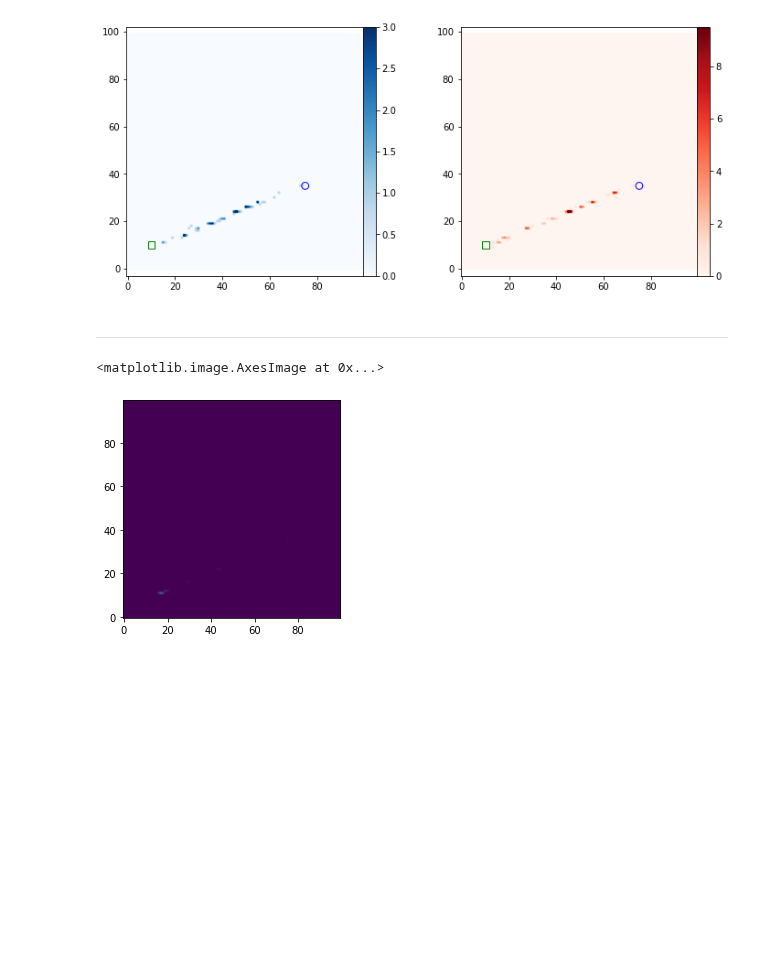
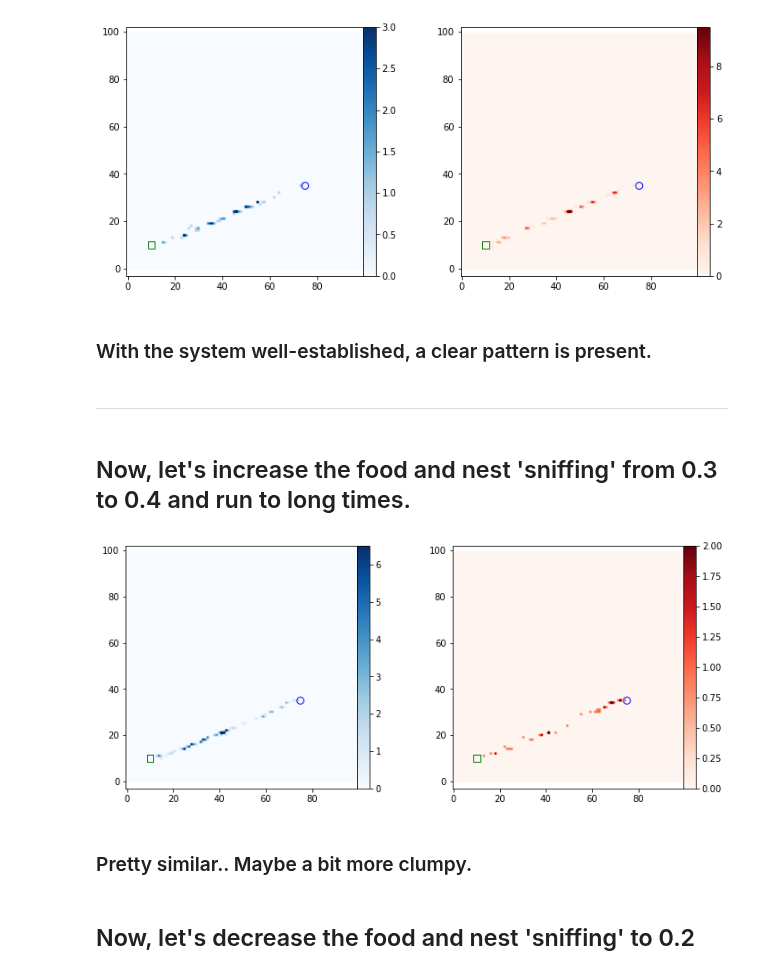
Before and after one commit to profxj/ocea200, a Jupyter notebook: SIO-216A/hw/homework3_ants.ipynb, the cells around one changed output. Drawn from its saved outputs; the diff is of its cells as text; code cells hidden in the pictures; blank space fills up the shorter version.

```diff
--- a/SIO-216A/hw/homework3_ants.ipynb
+++ b/SIO-216A/hw/homework3_ants.ipynb
@@ -126,10 +126,23 @@ hmwk3.run_forward(rstate, 1000, ants, food, nest, p_food, p_nest,
 view_ants(ants, nest, food)
 # %% [output]
 [figure]
+# %% [markdown]
+### With the system well-established, a clear pattern is present.
 # %% [markdown]
 ----
-# %%
-plt.imshow(p_food, vmax=1e-1, origin='lower')
-# %% [output]
-<matplotlib.image.AxesImage at 0x...>
-[figure, removed]
+# %% [markdown]
+## Now, let's increase the food and nest 'sniffing' from 0.3 to 0.4 and run to long times.
+# %%
+ants2 = hmwk3.Ants(200, N, M, nest, sniff_food=0.4, sniff_nest=0.4)
+p_nest = np.zeros((N,M))
+p_food = np.zeros((N,M))
+# %%
+hmwk3.run_forward(rstate, 2000, ants2, food, nest, p_food, p_nest,
+                random_step=random_step)
+view_ants(ants2, nest, food)
+# %% [output]
+[figure, added]
+# %% [markdown]
+### Pretty similar..  Maybe a bit more clumpy.
+# %% [markdown]
+## Now, let's decrease the food and nest 'sniffing' to 0.2
```
Also changed, not shown: parts of 13 cells of this notebook, 1 other file.
